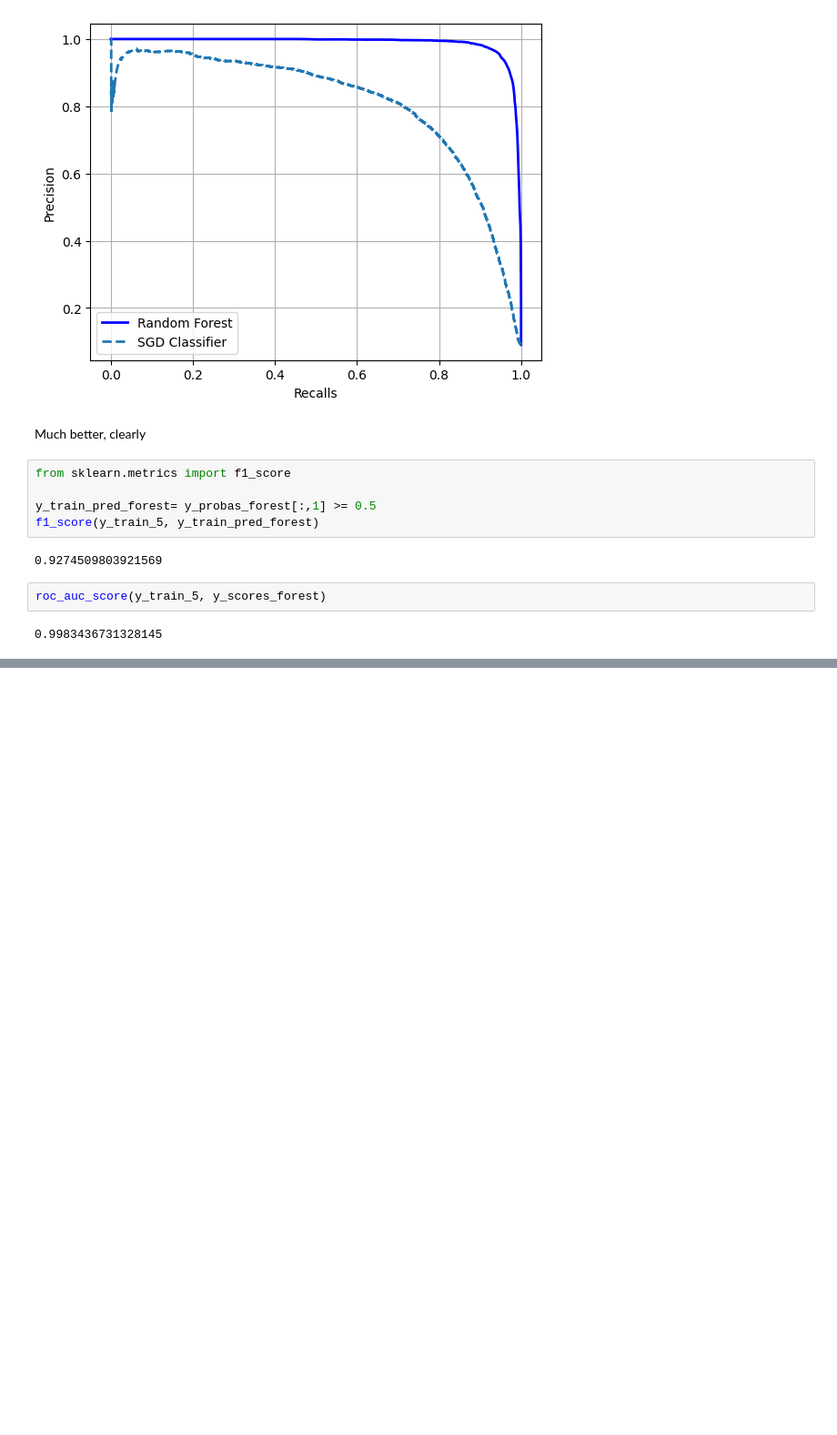
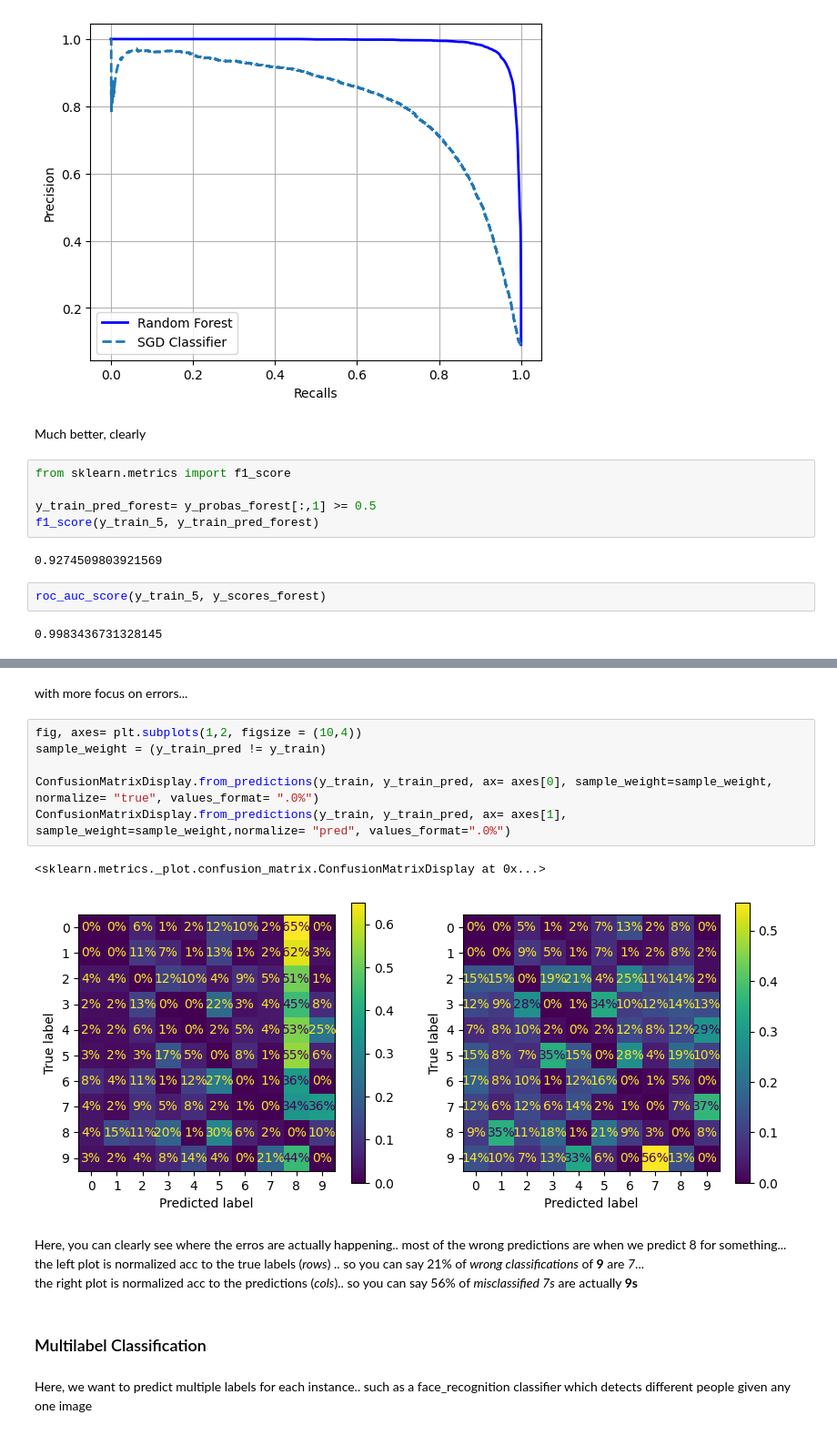
Before and after one commit to taif-ghazali/ML-models, a Jupyter notebook: Classic_MNIST.ipynb, the cells around one changed output, grey strips where cells are left out. Shown at 91% size. Saved outputs shown, nothing was run; the diff lists cells and outputs as text; blank space fills up the shorter version.

```diff
--- a/Classic_MNIST.ipynb
+++ b/Classic_MNIST.ipynb
@@ -354,0 +444,19 @@ roc_auc_score(y_train_5, y_scores_forest)
+# %% [markdown]
+with more focus on errors...
+# %%
+fig, axes= plt.subplots(1,2, figsize = (10,4))
+sample_weight = (y_train_pred != y_train)
+
+ConfusionMatrixDisplay.from_predictions(y_train, y_train_pred, ax= axes[0], sample_weight=sample_weight, normalize= "true", values_format= ".0%")
+ConfusionMatrixDisplay.from_predictions(y_train, y_train_pred, ax= axes[1], sample_weight=sample_weight,normalize= "pred", values_format=".0%")
+# %% [output]
+<sklearn.metrics._plot.confusion_matrix.ConfusionMatrixDisplay at 0x...>
+[figure, added]
+# %% [markdown]
+Here, you can clearly see where the erros are actually happening.. most of the wrong predictions are when we predict 8 for something...
+the left plot is normalized acc to the true labels  (*rows*) .. so you can say 21% of *wrong classifications* of **9** are *7*...
+the right plot is normalized acc to the predictions (*cols*).. so you can say 56% of *misclassified 7s* are actually **9s**
+# %% [markdown]
+### Multilabel Classification
+# %% [markdown]
+Here, we want to predict multiple labels for each instance.. such as a face_recognition classifier which detects different people given any one image
```
Also changed, not shown: parts of 35 cells of this notebook.
